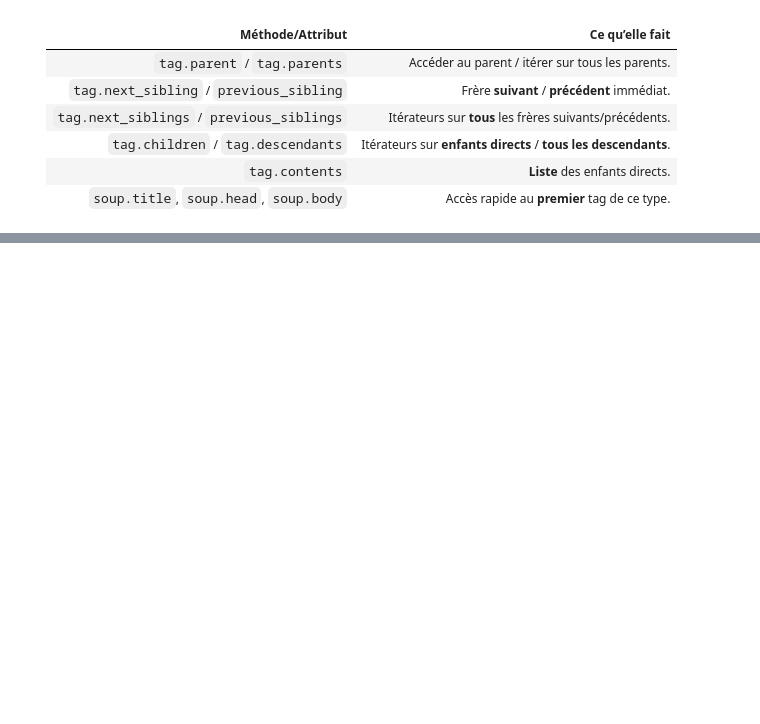
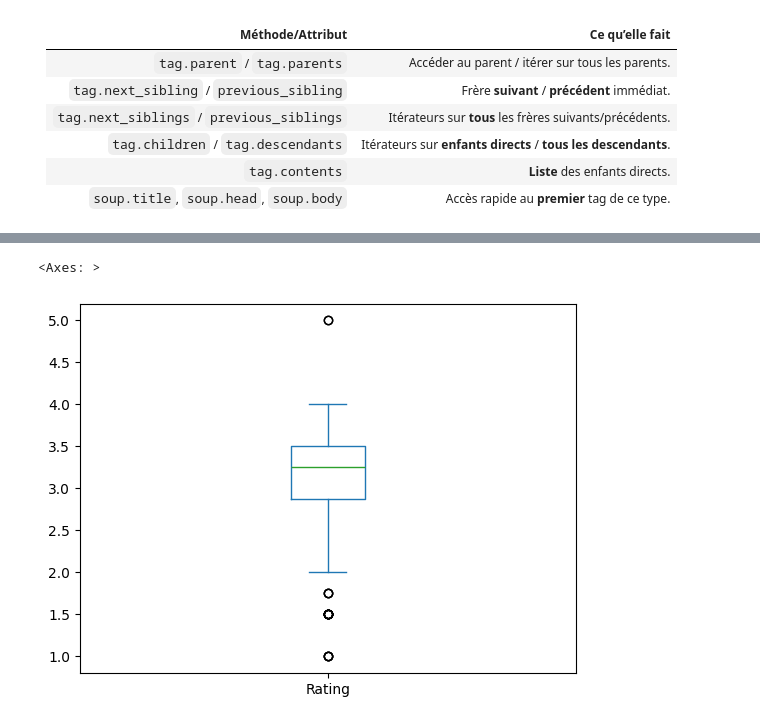
Before and after one commit to Mozart28/package_etl, a Jupyter notebook: Pipeline_using_scrapping.ipynb, the cells around one changed output, grey strips where cells are left out. Saved outputs shown, nothing was run; the diff lists cells and outputs as text; code cells hidden in the pictures; blank space fills up the shorter version.

```diff
--- a/Pipeline_using_scrapping.ipynb
+++ b/Pipeline_using_scrapping.ipynb
@@ -345,0 +190,16 @@ Standardisation.zscore(df2,colonnes="Rating",prefix ="std_")
+# %%
+# automatisation de l'extraction des données par webscrapping
+
+from extraction.webscrapping import ExtractionData
+url = "https://content.codecademy.com/courses/beautifulsoup/cacao/index.html"
+
+colonnes = ["Company", "Origin", "Rating", "CocoaPercent"]
+noms_final = ["Company", "Origine spécifique du haricot", "Rating", "CocoaPercentage"]
+
+df = ExtractionData.extract_webscrapping(
+    url,
+    columns_to_extract=colonnes,
+    rename_columns=noms_final
+)
+
+print(df.head())
@@ -345,0 +321,5 @@ Standardisation.zscore(df2,colonnes="Rating",prefix ="std_")
+# %%
+df["Rating"].plot(kind="box")
+# %% [output]
+<Axes: >
+[figure, added]
```
Also changed, not shown: parts of 42 cells of this notebook, 28 other files.
